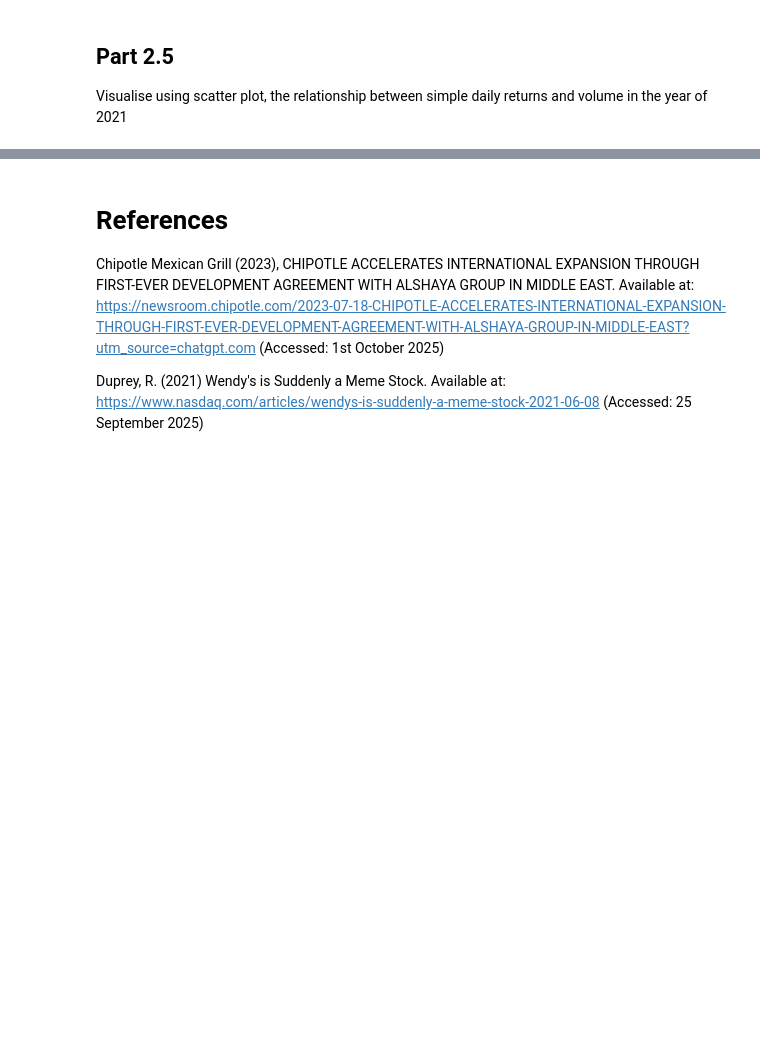
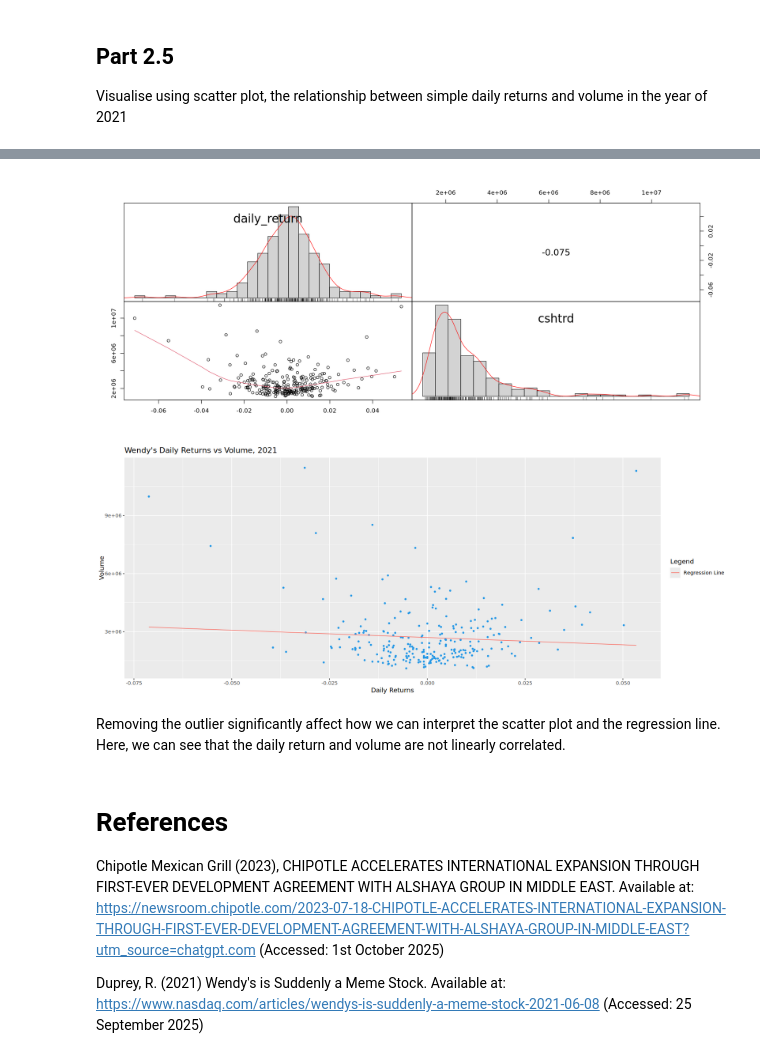
Before and after one commit to LiamHoogstad/Apps_R_HW1, a Jupyter notebook: MAIN_FILE.ipynb, the cells around one changed output, grey strips where cells are left out. Saved outputs shown, nothing was run; the diff lists cells and outputs as text; code cells hidden in the pictures; blank space fills up the shorter version.

```diff
--- a/MAIN_FILE.ipynb
+++ b/MAIN_FILE.ipynb
@@ -726,3 +736,25 @@ Warning message:
+# %%
+data_wendy_2021_clean <- filter(data_wendy_2021, cshtrd < 15000000)
+chart.Correlation(select(data_wendy_2021_clean, daily_return, cshtrd))
+
+lm_ret_vol_2 <- lm(formula= cshtrd ~ daily_return, data = data_wendy_2021_clean)
+
+data_wendy_2021_clean <- na.omit(data_wendy_2021_clean)
+data_wendy_2021_clean$model_prediction <- predict(lm_ret_vol_2)
+
+#options(repr.plot.width = 10, repr.plot.height = 7)
+ggplot(data_wendy_2021_clean, aes(x = daily_return, y = cshtrd)) + # this is main data
+    geom_point(size=1, color = 4) +                             # this is scatter plot of above data
+    geom_line(aes(x = daily_return, y = model_prediction, colour = "Regression Line")) +
+    labs(title = "Wendy's Daily Returns vs Volume, 2021",
+        x = "Daily Returns", y = "Volume",
+        colour = "Legend",)
+# %% [output]
+[figure, added]
+[figure, added]
+# %% [markdown]
+Removing the outlier significantly affect how we can interpret the scatter plot and the regression line.
+Here, we can see that the daily return and volume are not linearly correlated.
 # %% [markdown]
 # References
 
```
Also changed, not shown: parts of 13 cells of this notebook.
